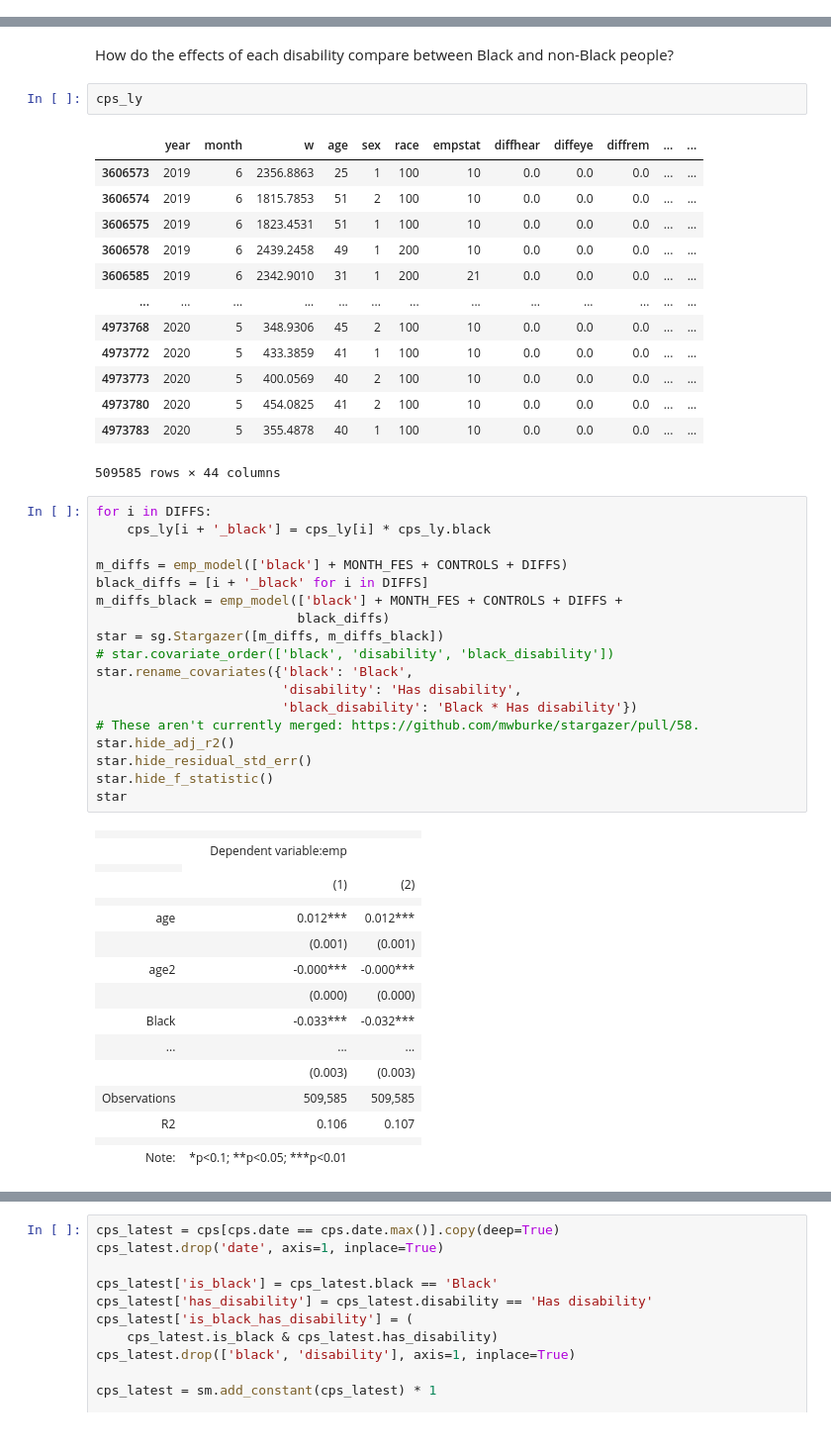
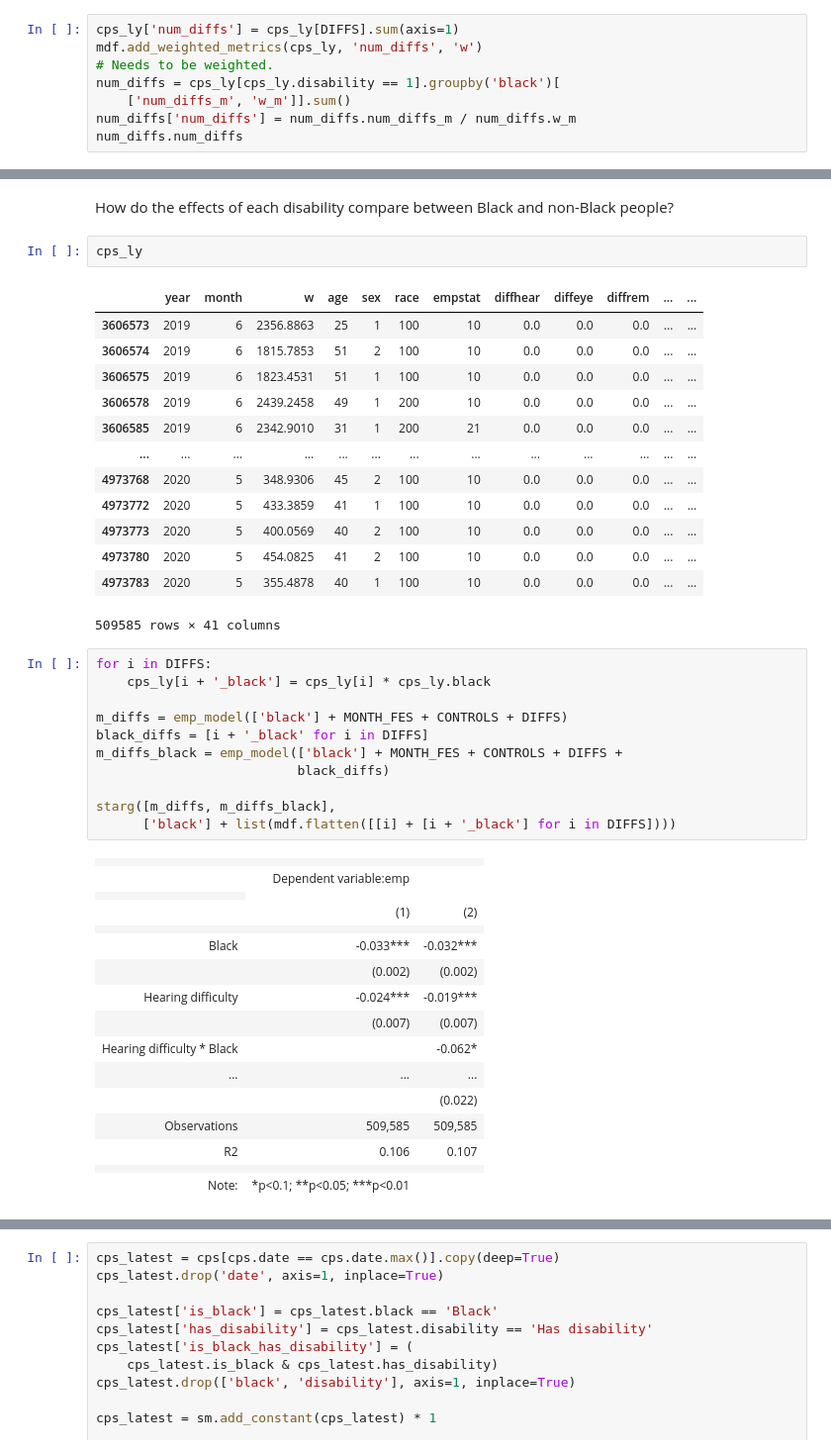
Before and after one commit to MaxGhenis/maxghenis.com, a Jupyter notebook: jupyterbook/blog/20200625/black_disability_employment.ipynb, the cells around one changed output, grey strips where cells are left out. Shown: that part at 99% size. Saved outputs shown, nothing was run; the diff lists cells and outputs as text.

```diff
--- a/jupyterbook/blog/20200625/black_disability_employment.ipynb
+++ b/jupyterbook/blog/20200625/black_disability_employment.ipynb
@@ -301,0 +343,8 @@ backbone
+# %%
+cps_ly['num_diffs'] = cps_ly[DIFFS].sum(axis=1)
+mdf.add_weighted_metrics(cps_ly, 'num_diffs', 'w')
+# Needs to be weighted.
+num_diffs = cps_ly[cps_ly.disability == 1].groupby('black')[
+    ['num_diffs_m', 'w_m']].sum()
+num_diffs['num_diffs'] = num_diffs.num_diffs_m / num_diffs.w_m
+num_diffs.num_diffs
@@ -341,38 +423,31 @@ cps_ly
 | 4973773 | 2020 | 5 | 400.0569 | 40 | 2 | 100 | 10 | 0.0 | 0.0 | 0.0 | ... | ... |
 | 4973780 | 2020 | 5 | 454.0825 | 41 | 2 | 100 | 10 | 0.0 | 0.0 | 0.0 | ... | ... |
 | 4973783 | 2020 | 5 | 355.4878 | 40 | 1 | 100 | 10 | 0.0 | 0.0 | 0.0 | ... | ... |
-509585 rows × 44 columns
+509585 rows × 41 columns
 # %%
 for i in DIFFS:
     cps_ly[i + '_black'] = cps_ly[i] * cps_ly.black
 
 m_diffs = emp_model(['black'] + MONTH_FES + CONTROLS + DIFFS)
 black_diffs = [i + '_black' for i in DIFFS]
 m_diffs_black = emp_model(['black'] + MONTH_FES + CONTROLS + DIFFS +
                           black_diffs)
-star = sg.Stargazer([m_diffs, m_diffs_black])
-# star.covariate_order(['black', 'disability', 'black_disability'])
-star.rename_covariates({'black': 'Black',
-                        'disability': 'Has disability',
-                        'black_disability': 'Black * Has disability'})
-# These aren't currently merged: https://github.com/mwburke/stargazer/pull/58.
-star.hide_adj_r2()
-star.hide_residual_std_err()
-star.hide_f_statistic()
-star
+
+starg([m_diffs, m_diffs_black],
+      ['black'] + list(mdf.flatten([[i] + [i + '_black'] for i in DIFFS])))
 # %% [output]
 |  |  |  |
 |  | Dependent variable:emp |  |
 |  |
 |  | (1) | (2) |
 |  |  |  |
-| age | 0.012*** | 0.012*** |
-|  | (0.001) | (0.001) |
-| age2 | -0.000*** | -0.000*** |
-|  | (0.000) | (0.000) |
 | Black | -0.033*** | -0.032*** |
+|  | (0.002) | (0.002) |
+| Hearing difficulty | -0.024*** | -0.019*** |
+|  | (0.007) | (0.007) |
+| Hearing difficulty * Black |  | -0.062* |
 | ... | ... | ... |
-|  | (0.003) | (0.003) |  |  |  |
+|  |  | (0.022) |  |  |  |
 | Observations | 509,585 | 509,585 |
 | R2 | 0.106 | 0.107 |
 |  |  |  |
```
Also changed, not shown: parts of 15 cells of this notebook.
